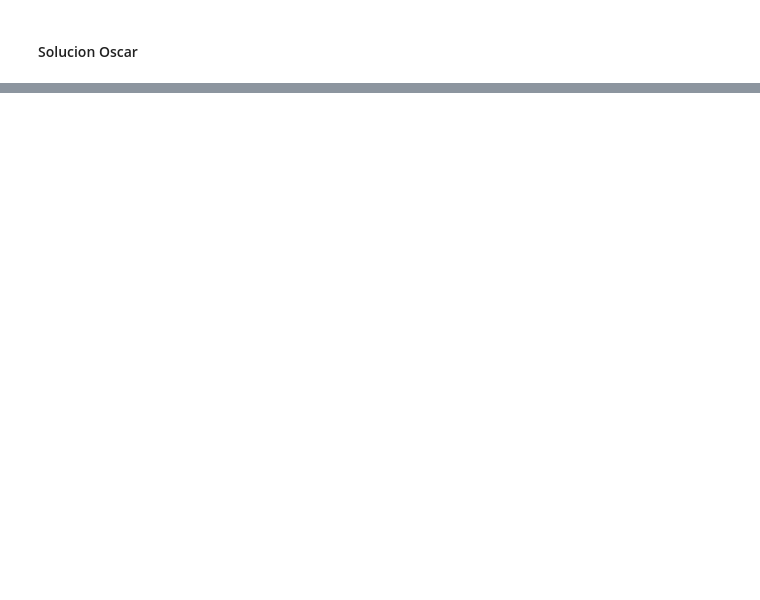
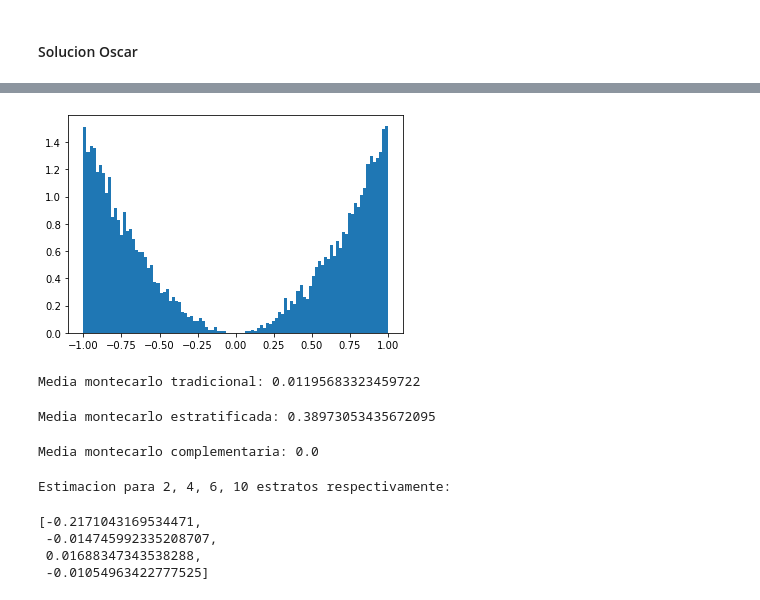
Before and after one commit to OscarFlores-IFi/SPF-2021-Tareas, a Jupyter notebook: Tareas/Tarea8.ipynb, the cells around one changed output, grey strips where cells are left out. Cells and saved outputs as stored; diff of their text form; code cells hidden in the pictures; blank space fills up the shorter version.

```diff
--- a/Tareas/Tarea8.ipynb
+++ b/Tareas/Tarea8.ipynb
@@ -96,0 +35,18 @@ print(' Tradicional: {} \n Estratificada: {} \n Complementaria: {}'.format(trad,
+# %%
+np.random.seed(5000)
+
+N = 10000
+
+f = lambda x: 3 * x**2 / 2  if x >=-1 and x <= 1 else 0
+xi = lambda u: np.cbrt(2*u-1)
+ui = lambda N: np.random.rand(N)
+
+plt.hist(xi(ui(N)), bins = 100, density = True); # valores entre -1 y 1
+# %% [output]
+[figure, added]
+# %%
+# Utilizando únicamente 10 números
+N = 10
+print('Media montecarlo tradicional: {} '.format( np.mean(xi(ui(N)))))
+# %% [output]
+Media montecarlo tradicional: 0.01195683323459722
@@ -96,0 +57,29 @@ print(' Tradicional: {} \n Estratificada: {} \n Complementaria: {}'.format(trad,
+# %%
+# Estratificadas con parametros definidos:
+print('Media montecarlo estratificada: {} '.format(xi(r).mean()) )
+# %% [output]
+Media montecarlo estratificada: 0.38973053435672095
+# %%
+r_c = 1-r
+
+# print(f"Montecarlo Numeros Complementarios: {m_numero_complementario}")
+print('Media montecarlo complementaria: {} '.format((xi(r_c)+xi(r)).mean()))
+# %% [output]
+Media montecarlo complementaria: 0.0
+# %%
+def strats(N):
+    U2 = np.random.rand(N)
+    i = np.arange(0,N)
+    v = (U2+i)/N
+    return v
+
+n_strats = [2, 4, 6, 10]
+
+print("Estimacion para 2, 4, 6, 10 estratos respectivamente: ")
+[np.mean(i) for i in list(map(xi,list(map(strats,n_strats))))]
+# %% [output]
+Estimacion para 2, 4, 6, 10 estratos respectivamente:
+[-0.2171043169534471,
+ -0.014745992335208707,
+ 0.01688347343538288,
+ -0.01054963422777525]
```
Also changed, not shown: parts of 10 cells of this notebook.
